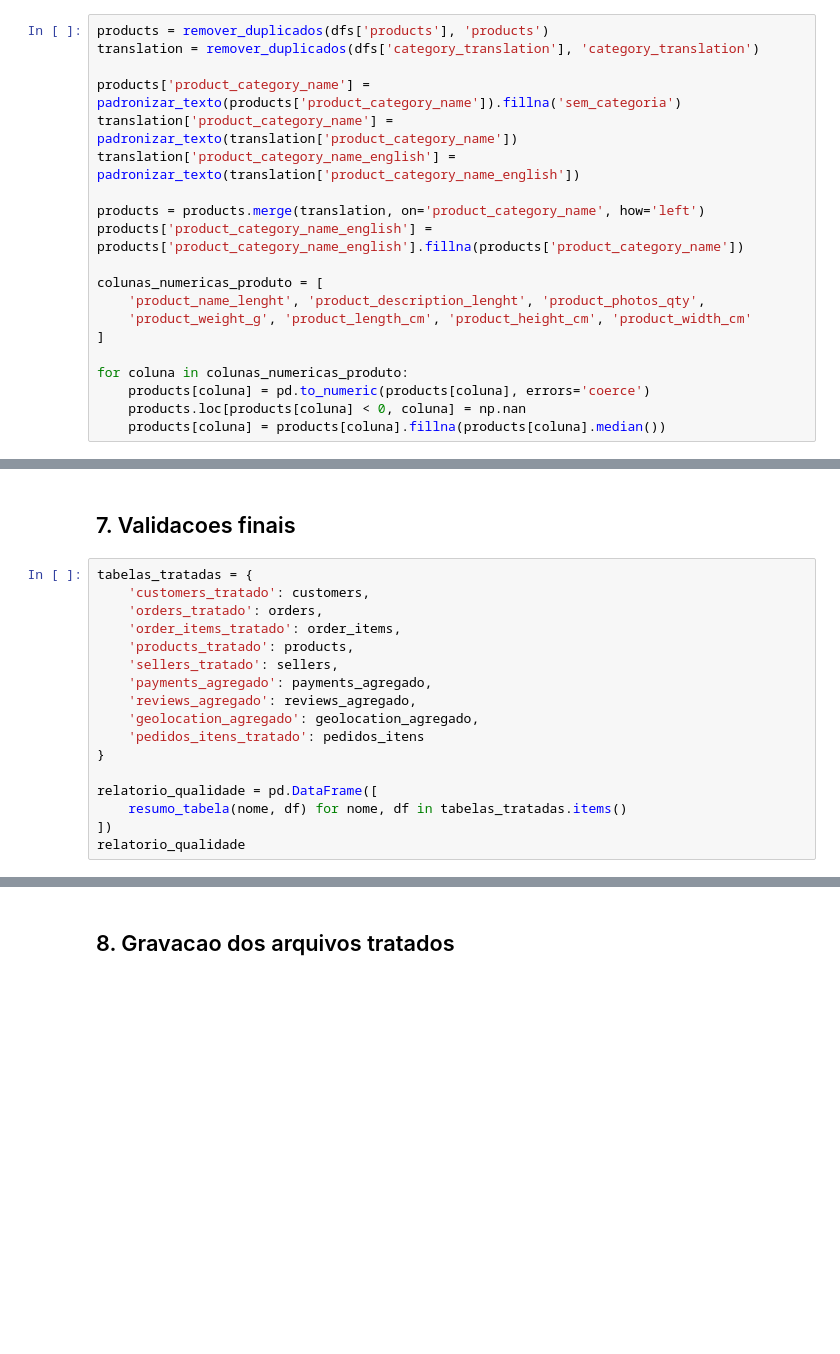
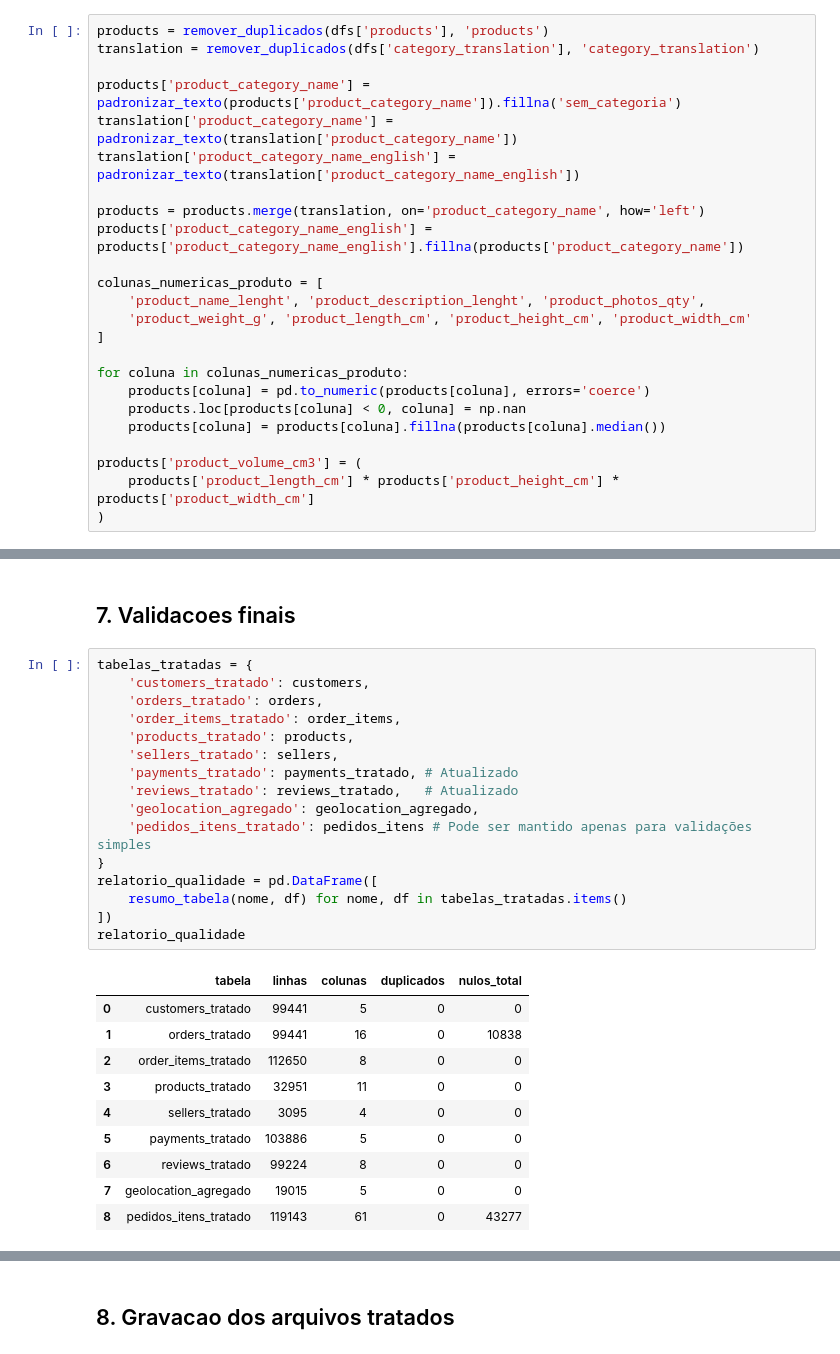
Before and after one commit to yeslei/projetobd3-etl-dw, a Jupyter notebook: notebooks/etl_olist.ipynb, the cells around one changed output, grey strips where cells are left out. Drawn from its saved outputs; the diff is of its cells as text; blank space fills up the shorter version.

```diff
--- a/notebooks/etl_olist.ipynb
+++ b/notebooks/etl_olist.ipynb
@@ -177,3 +263,7 @@ for coluna in colunas_numericas_produto:
     products[coluna] = pd.to_numeric(products[coluna], errors='coerce')
     products.loc[products[coluna] < 0, coluna] = np.nan
     products[coluna] = products[coluna].fillna(products[coluna].median())
+
+products['product_volume_cm3'] = (
+    products['product_length_cm'] * products['product_height_cm'] * products['product_width_cm']
+)
@@ -266,20 +348,30 @@ pedidos_itens.shape
 # %%
 tabelas_tratadas = {
     'customers_tratado': customers,
     'orders_tratado': orders,
     'order_items_tratado': order_items,
     'products_tratado': products,
     'sellers_tratado': sellers,
-    'payments_agregado': payments_agregado,
-    'reviews_agregado': reviews_agregado,
+    'payments_tratado': payments_tratado, # Atualizado
+    'reviews_tratado': reviews_tratado,   # Atualizado
     'geolocation_agregado': geolocation_agregado,
-    'pedidos_itens_tratado': pedidos_itens
+    'pedidos_itens_tratado': pedidos_itens # Pode ser mantido apenas para validações simples
 }
-
 relatorio_qualidade = pd.DataFrame([
     resumo_tabela(nome, df) for nome, df in tabelas_tratadas.items()
 ])
 relatorio_qualidade
+# %% [output]
+|  | tabela | linhas | colunas | duplicados | nulos_total |
+| 0 | customers_tratado | 99441 | 5 | 0 | 0 |
+| 1 | orders_tratado | 99441 | 16 | 0 | 10838 |
+| 2 | order_items_tratado | 112650 | 8 | 0 | 0 |
+| 3 | products_tratado | 32951 | 11 | 0 | 0 |
+| 4 | sellers_tratado | 3095 | 4 | 0 | 0 |
+| 5 | payments_tratado | 103886 | 5 | 0 | 0 |
+| 6 | reviews_tratado | 99224 | 8 | 0 | 0 |
+| 7 | geolocation_agregado | 19015 | 5 | 0 | 0 |
+| 8 | pedidos_itens_tratado | 119143 | 61 | 0 | 43277 |
 # %%
 validacoes = {
     'pedidos_sem_cliente': int(pedidos_itens['customer_id'].isna().sum()),
```
Also changed, not shown: parts of 17 cells of this notebook.
